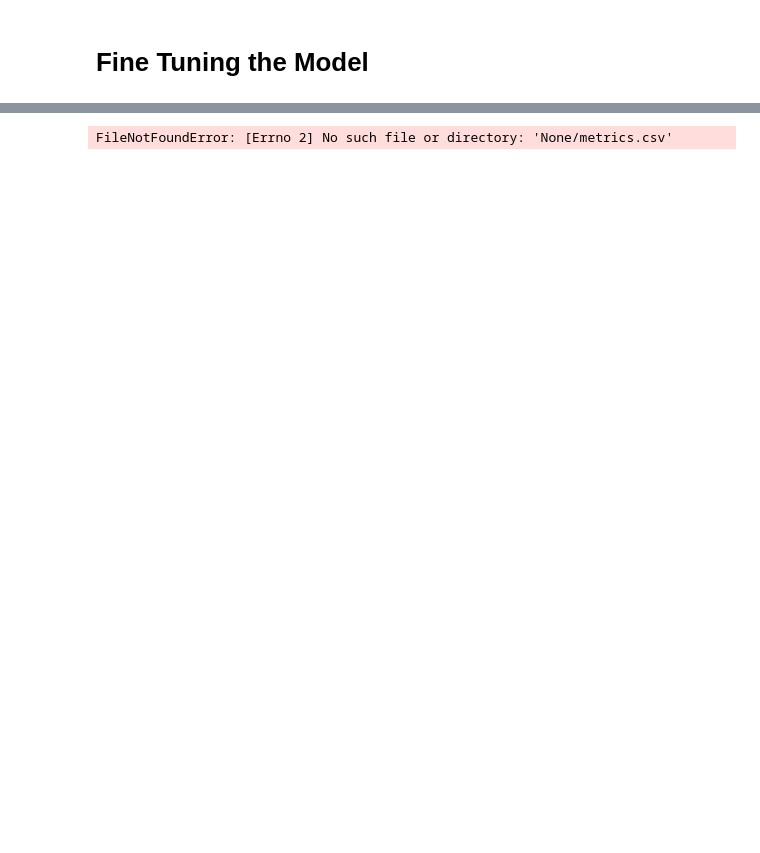
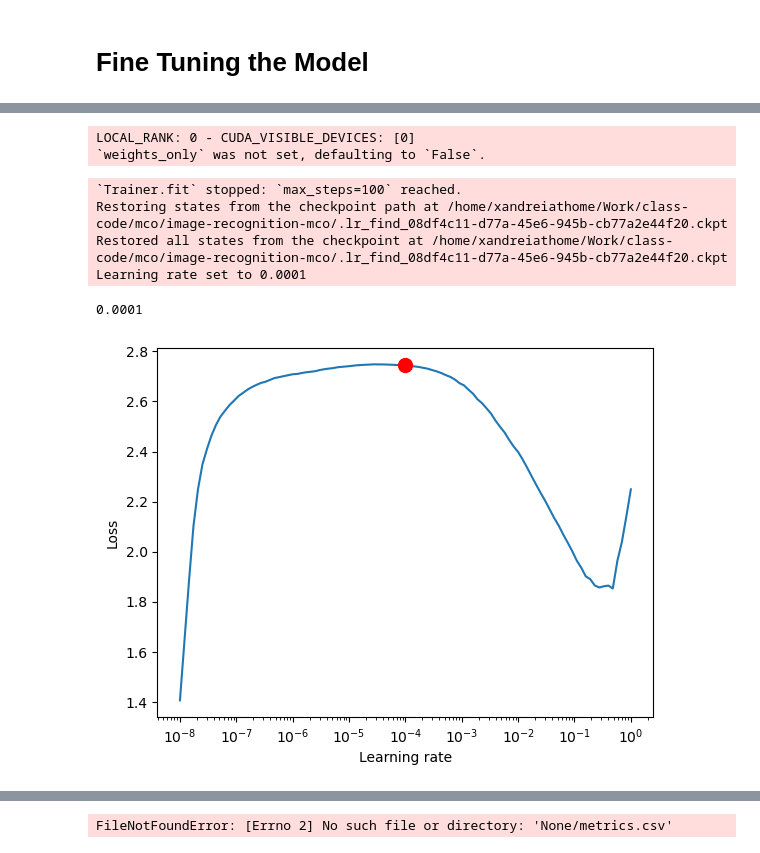
Before and after one commit to xandreiAThome/grain-disease-vision-model, a Jupyter notebook: 06_neural_network.ipynb, the cells around one changed output, grey strips where cells are left out. Drawn from its saved outputs; the diff is of its cells as text; code cells hidden in the pictures; blank space fills up the shorter version.

```diff
--- a/06_neural_network.ipynb
+++ b/06_neural_network.ipynb
@@ -157,0 +149,13 @@ TPU available: False, using: 0 TPU cores
+# %%
+L.seed_everything(67)
+
+debug_lightning_model = LightningModel(
+    model=efficientnet_v2_s, learning_rate=0.01, num_classes=16
+)
+
+debug_trainer = L.Trainer(
+    accelerator="gpu",
+    devices="auto",
+    logger=None,
+    deterministic=True,
+)
@@ -157,0 +170,8 @@ TPU available: False, using: 0 TPU cores
+# %%
+tuner = Tuner(debug_trainer)
+
+new_batch_size = tuner.scale_batch_size(
+    model=debug_lightning_model, datamodule=data_module, mode="power"
+)
+
+print(new_batch_size)
@@ -157,0 +197,21 @@ TPU available: False, using: 0 TPU cores
+# %%
+data_module.batch_size = 64
+# %%
+lr_finder = tuner.lr_find(debug_lightning_model, datamodule=data_module)
+
+# Plot
+fig = lr_finder.plot(suggest=True)
+fig.show()
+
+# Get suggested LR
+new_lr = lr_finder.suggestion()
+print(new_lr)
+# %% [output]
+LOCAL_RANK: 0 - CUDA_VISIBLE_DEVICES: [0]
+`weights_only` was not set, defaulting to `False`.
+`Trainer.fit` stopped: `max_steps=100` reached.
+Restoring states from the checkpoint path at /home/xandreiathome/Work/class-code/mco/image-recognition-mco/.lr_find_08df4c11-d77a-45e6-945b-cb77a2e44f20.ckpt
+Restored all states from the checkpoint at /home/xandreiathome/Work/class-code/mco/image-recognition-mco/.lr_find_08df4c11-d77a-45e6-945b-cb77a2e44f20.ckpt
+Learning rate set to 0.0001
+0.0001
+[figure, added]
```
Also changed, not shown: parts of 14 cells of this notebook, 7 other files.
